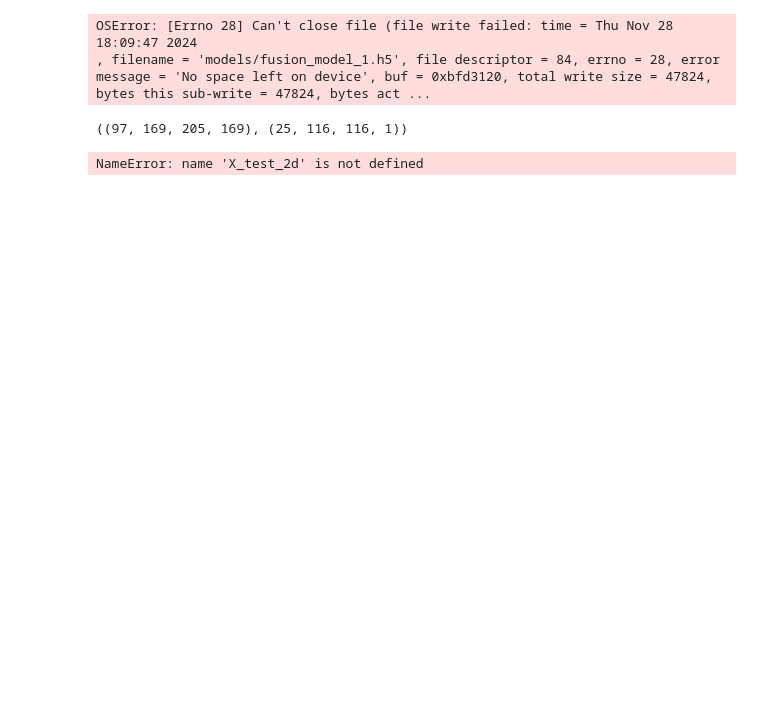
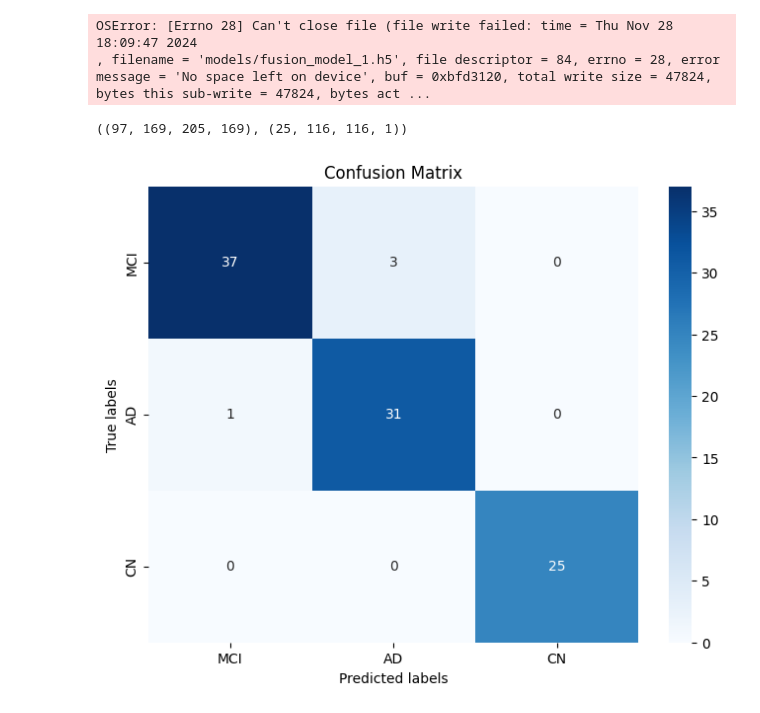
Before and after one commit to madhu102938/fyp_sem8, a Jupyter notebook: FYP_last_dance copy.ipynb, the cells around one changed output. Cells and saved outputs as stored; diff of their text form; code cells hidden in the pictures; blank space fills up the shorter version.

```diff
--- a/FYP_last_dance copy.ipynb
+++ b/FYP_last_dance copy.ipynb
@@ -295,7 +297,7 @@ lambda_classification = 1.0
 
 # Compile the model
 model.compile(
-    optimizer=tf.keras.optimizers.Adam(0.0002, 0.5),
+    optimizer='adam',
     loss={
         'decoder_3d': 'mse',
         'decoder_2d': 'mse',
@@ -361,7 +361,7 @@ history = model.fit(
         }
     ),
     # class_weight=class_weights,
-    callbacks=[early_stopping, lr_scheduler]
+    callbacks=[lr_scheduler]
 )
 # %% [output]
 Epoch 1/20
@@ -421,4 +438,0 @@ model.predict([X_test_2d, X_test_2d])
-# %%
-X_test_2d
-# %% [output]
-NameError: name 'X_test_2d' is not defined
@@ -432,0 +439,24 @@ with open(r"./test.pkl", 'rb') as file:
+# %%
+from sklearn.metrics import confusion_matrix
+import numpy as np
+import matplotlib.pyplot as plt
+import seaborn as sns
+
+class_names = ['MCI', 'AD', 'CN']
+
+# Predict the labels for the test set using the classifier part of your model
+y_pred_probs = model.predict([X_train_3d, X_train_2d], verbose=0)
+y_pred = np.argmax(y_pred_probs[4], axis=-1)  # assuming classifier output is in the last dimension
+
+# Calculate the confusion matrix
+cm = confusion_matrix(y_train, y_pred)
+
+# Plotting the confusion matrix
+plt.figure(figsize=(8, 6))
+sns.heatmap(cm, annot=True, fmt='d', cmap='Blues', xticklabels=class_names, yticklabels=class_names)
+plt.xlabel('Predicted labels')
+plt.ylabel('True labels')
+plt.title('Confusion Matrix')
+plt.show()
+# %% [output]
+[figure, added]
```
Also changed, not shown: parts of 12 cells of this notebook, 2 other files.
